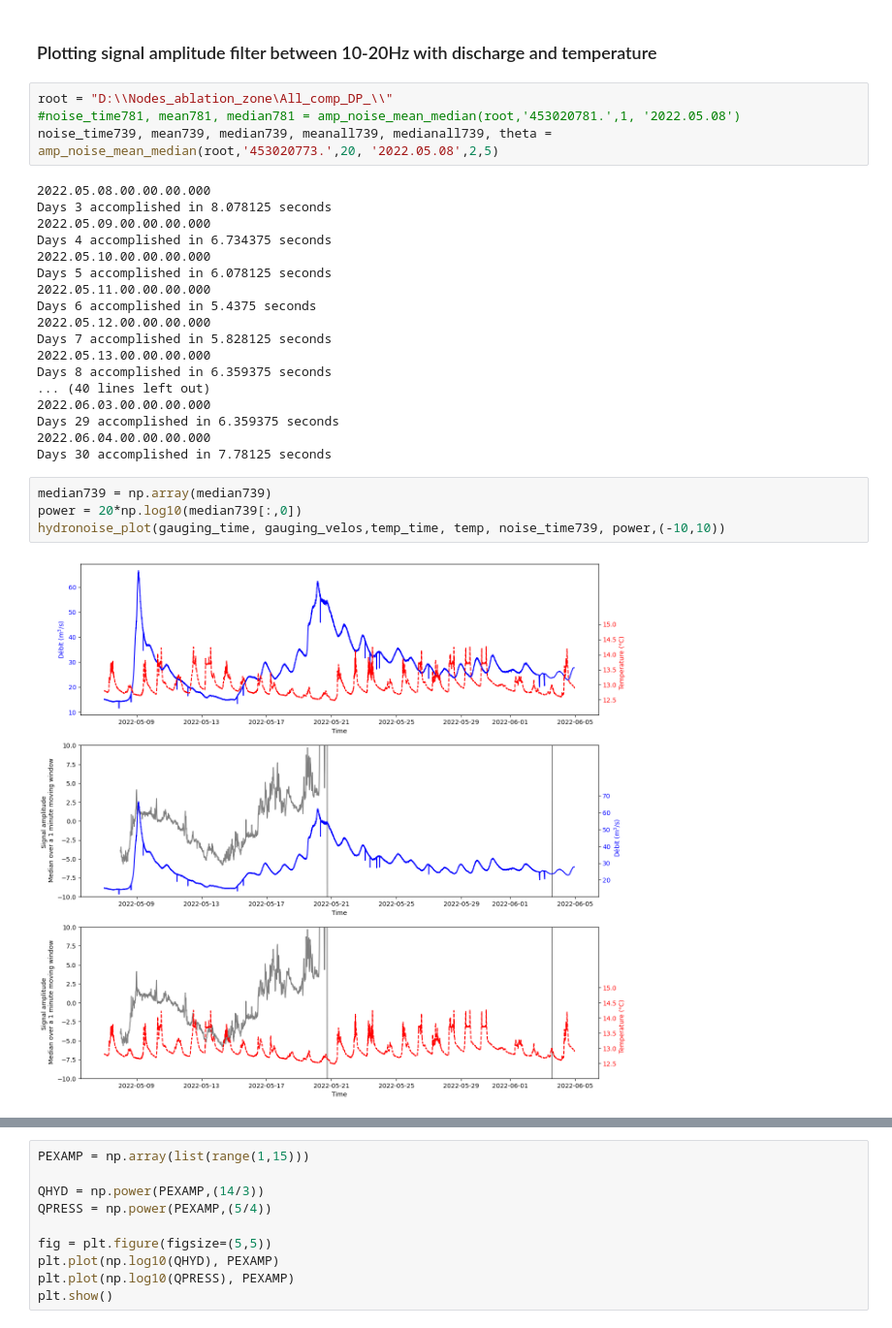
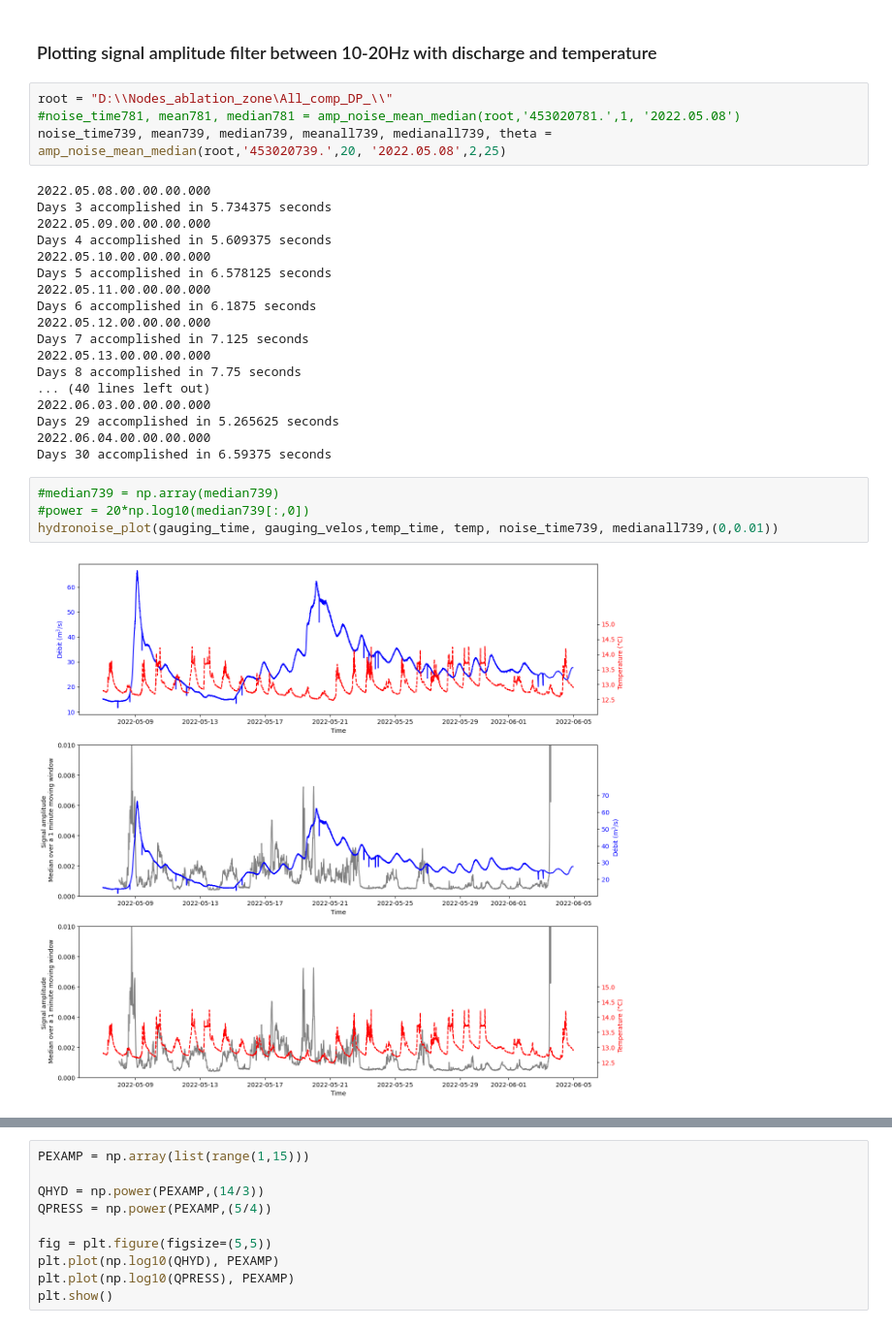
Before and after one commit to jgovoort/sismo-memo, a Jupyter notebook: hydro-glacier.ipynb, the cells around one changed output, grey strips where cells are left out. Shown at 97% size. Drawn from its saved outputs; the diff is of its cells as text.

```diff
--- a/hydro-glacier.ipynb
+++ b/hydro-glacier.ipynb
@@ -133,31 +133,31 @@ plt.show()
 # %%
 root = "D:\\Nodes_ablation_zone\All_comp_DP_\\"
 #noise_time781, mean781, median781 = amp_noise_mean_median(root,'453020781.',1, '2022.05.08')
-noise_time739, mean739, median739, meanall739, medianall739, theta = amp_noise_mean_median(root,'453020773.',20, '2022.05.08',2,5)
+noise_time739, mean739, median739, meanall739, medianall739, theta = amp_noise_mean_median(root,'453020739.',20, '2022.05.08',2,25)
 # %% [output]
 2022.05.08.00.00.00.000
-Days 3 accomplished in 8.078125 seconds
+Days 3 accomplished in 5.734375 seconds
 2022.05.09.00.00.00.000
-Days 4 accomplished in 6.734375 seconds
+Days 4 accomplished in 5.609375 seconds
 2022.05.10.00.00.00.000
-Days 5 accomplished in 6.078125 seconds
+Days 5 accomplished in 6.578125 seconds
 2022.05.11.00.00.00.000
-Days 6 accomplished in 5.4375 seconds
+Days 6 accomplished in 6.1875 seconds
 2022.05.12.00.00.00.000
-Days 7 accomplished in 5.828125 seconds
+Days 7 accomplished in 7.125 seconds
 2022.05.13.00.00.00.000
-Days 8 accomplished in 6.359375 seconds
+Days 8 accomplished in 7.75 seconds
 ... (40 lines left out)
 2022.06.03.00.00.00.000
-Days 29 accomplished in 6.359375 seconds
+Days 29 accomplished in 5.265625 seconds
 2022.06.04.00.00.00.000
-Days 30 accomplished in 7.78125 seconds
+Days 30 accomplished in 6.59375 seconds
 # %%
-median739 = np.array(median739)
-power = 20*np.log10(median739[:,0])
-hydronoise_plot(gauging_time, gauging_velos,temp_time, temp, noise_time739, power,(-10,10))
+#median739 = np.array(median739)
+#power = 20*np.log10(median739[:,0])
+hydronoise_plot(gauging_time, gauging_velos,temp_time, temp, noise_time739, medianall739,(0,0.01))
 # %% [output]
-[figure, old version]
+[figure, new version]
 # %%
 plt.figure(figsize=(17,5))
 plt.plot(noise_time739,median739)
```
Also changed, not shown: parts of 4 cells of this notebook, 1 other file.
